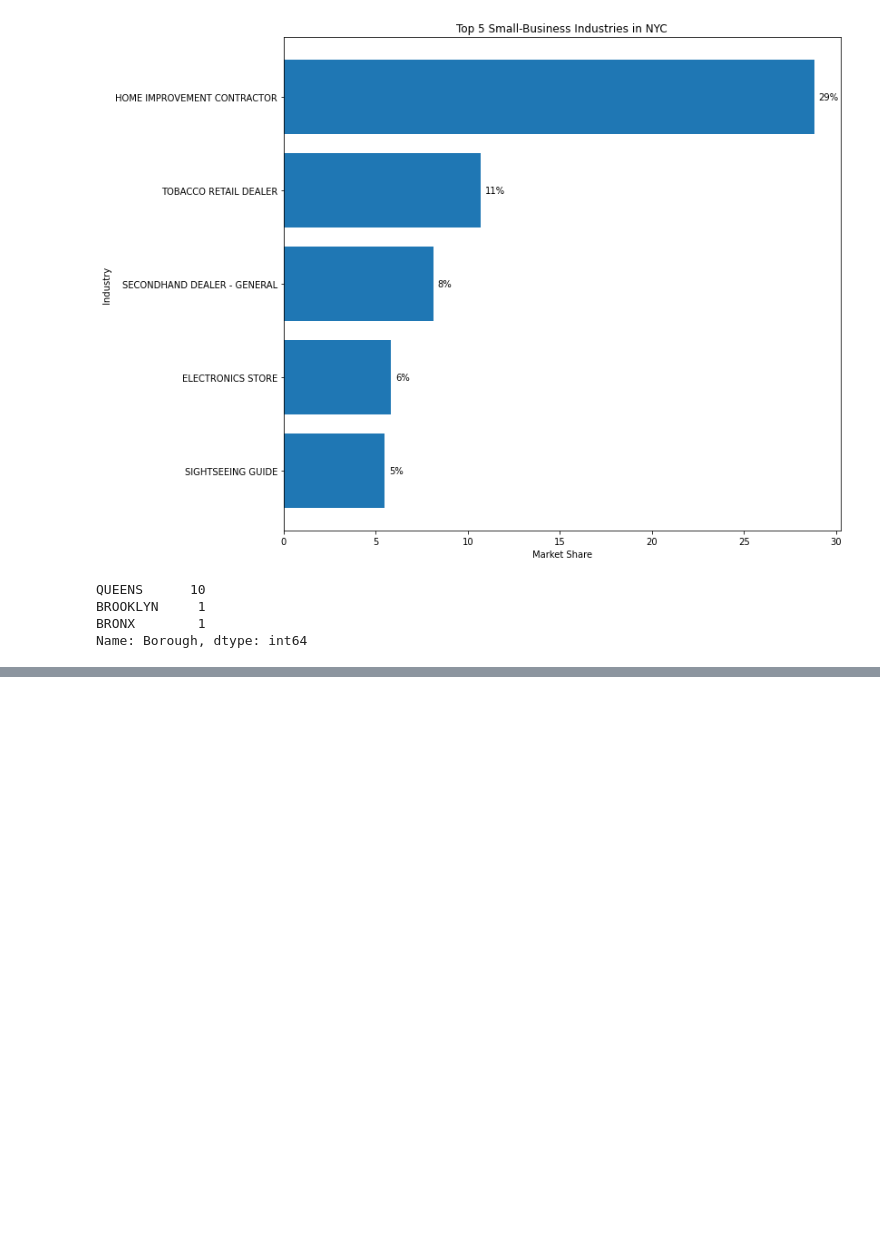
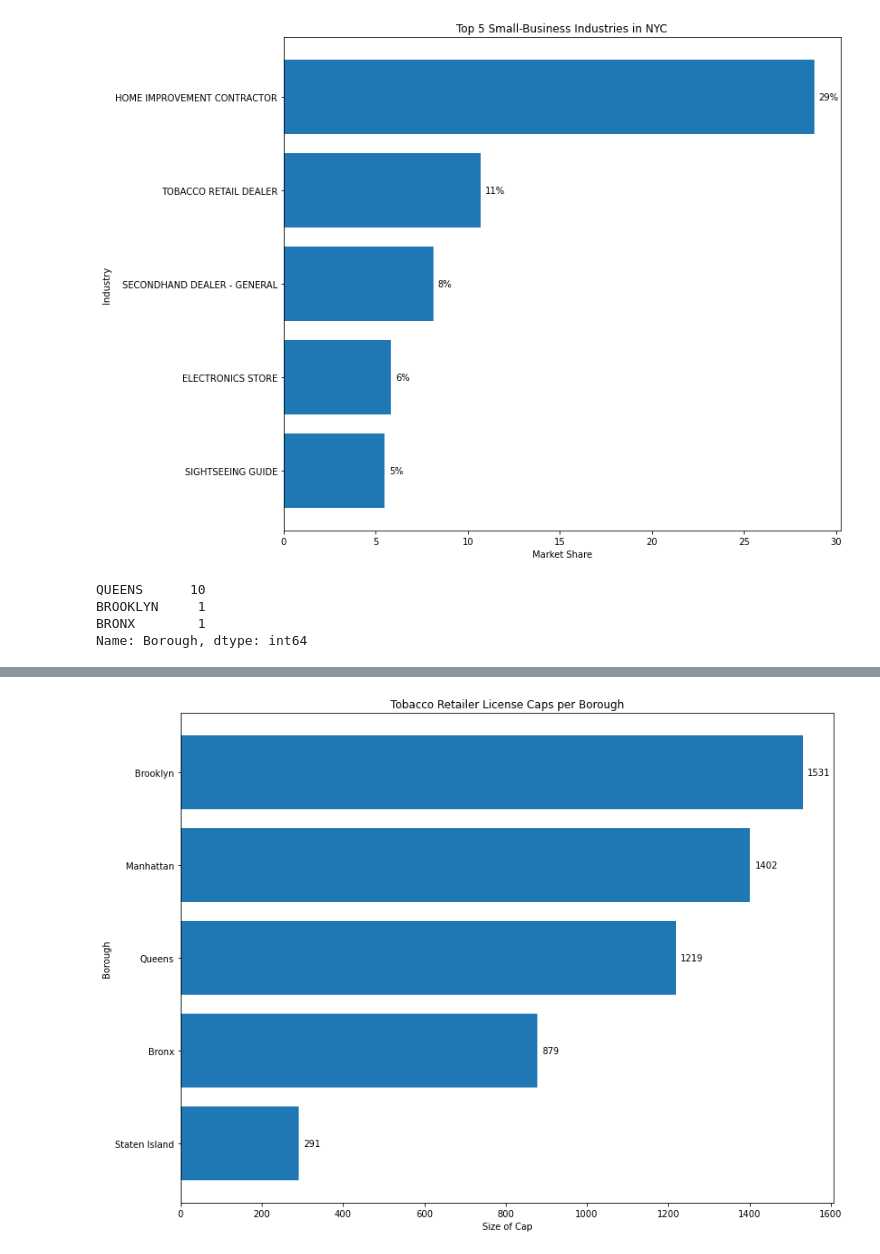
Before and after one commit to TechProofreader/NYC-Tobacco-Retailer-Location-Density, a Jupyter notebook: NYC_Small-Businesses.ipynb, the cells around one changed output, grey strips where cells are left out. Cells and saved outputs as stored; diff of their text form; code cells hidden in the pictures; blank space fills up the shorter version.

```diff
--- a/NYC_Small-Businesses.ipynb
+++ b/NYC_Small-Businesses.ipynb
@@ -284,0 +287,56 @@ plt.show()
+# %%
+tobacco_caps = pd.read_csv('Tobacco_Retail_Dealer_and_Electronic_Cigarette_Retail_Dealer_Caps_by_Community_District__2019_.csv')
+# %%
+tobac_caps_borough = tobacco_caps.groupby('Borough')[['Tobacco Retail Dealer Cap', 'Electronic Cigarette Retail Dealer Cap']].sum().reset_index()
+# %%
+tobac_caps_borough['Total Caps'] = tobac_caps_borough['Tobacco Retail Dealer Cap'] + tobac_caps_borough['Electronic Cigarette Retail Dealer Cap']
+# %%
+total_tobac_caps = tobac_caps_borough.sort_values(by=['Total Caps'], ascending=False).reset_index(drop=True)
+# %%
+# Plotting the current Tobacco Retailer License caps per borough.
+
+fig = plt.figure(figsize = (13, 10))
+
+bars1 = plt.barh(total_tobac_caps['Borough'], total_tobac_caps['Total Caps'])
+
+#We use this line below to invert the graph, so that it displays from largest to smallest (descending order)
+plt.gca().invert_yaxis()
+
+# For each bar: Place a label
+for barr in bars1:
+# Get x and y placement of label from rect.
+    x_value = barr.get_width()
+    y_value = barr.get_y() + (barr.get_height() / 2)
+
+# Number of points between bar and label. Change to your liking.
+    space = 5
+# Vertical alignment for positive values
+    ha = 'left'
+
+# If value of bar is negative: Place label left of bar
+    if x_value < 0:
+        # Note: this inversion line of code is not needed for our plot, but we'll leave it for simplicity's sake.
+        # Invert space to place label to the left
+        space *= -1
+        # Horizontally align label at right
+        ha = 'right'
+
+# Use X value as label and format number with zero decimal places
+    label = "{:.0f}".format(x_value)
+
+# Create annotation
+    plt.annotate(
+        (label),                    # Use 'label' as label
+        (x_value, y_value),         # Place label at end of the bar
+        xytext=(space, 0),          # Horizontally shift label by 'space'
+        textcoords="offset points", # Interpret 'xytext' as offset in points
+        va='center',                # Vertically center label
+        ha=ha)                      # Horizontally align label differently for positive and negative values.
+
+
+plt.title('Tobacco Retailer License Caps per Borough')
+plt.ylabel('Borough')
+plt.xlabel('Size of Cap')
+plt.show()
+# %% [output]
+[figure, added]
```
Also changed, not shown: parts of 24 cells of this notebook.
